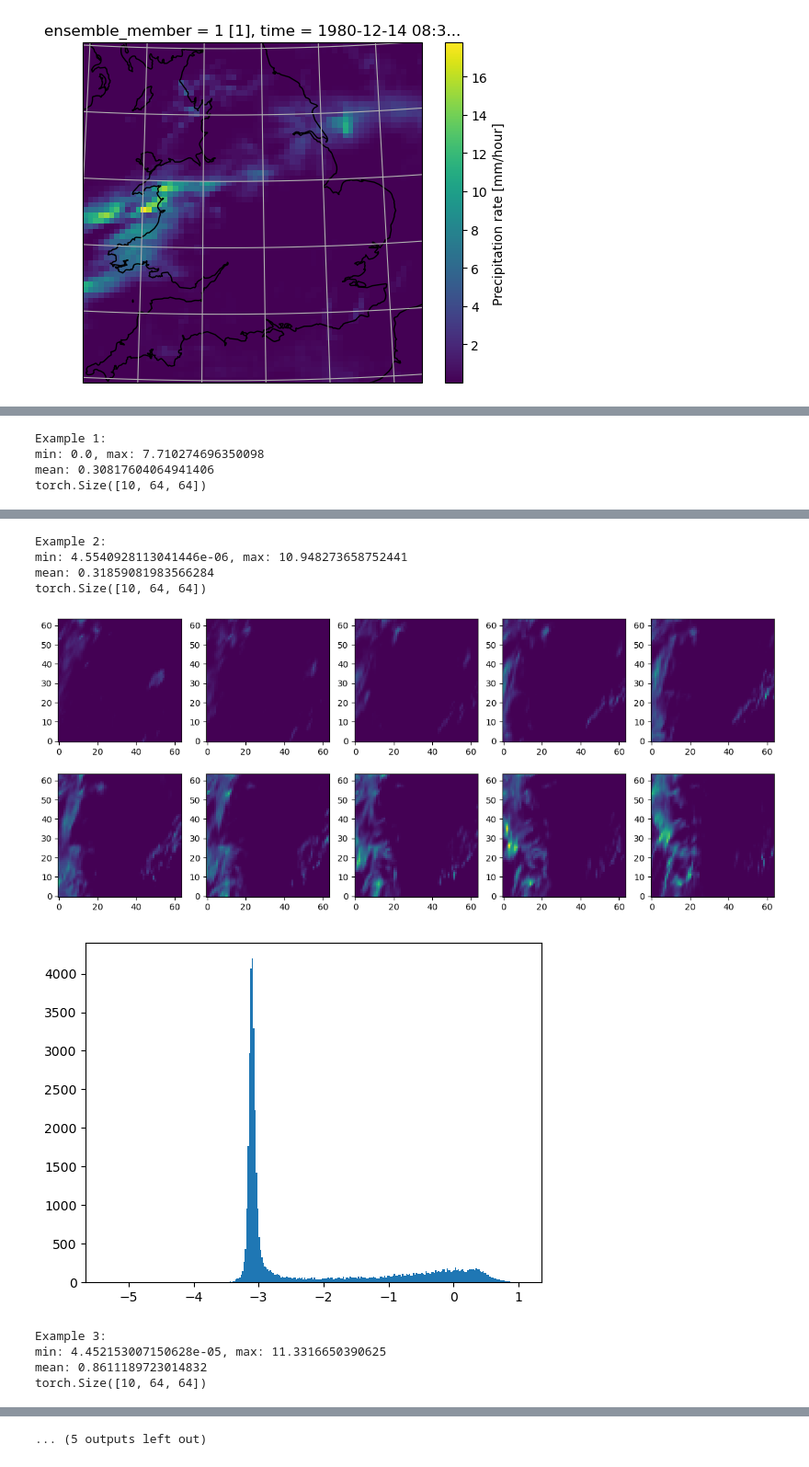
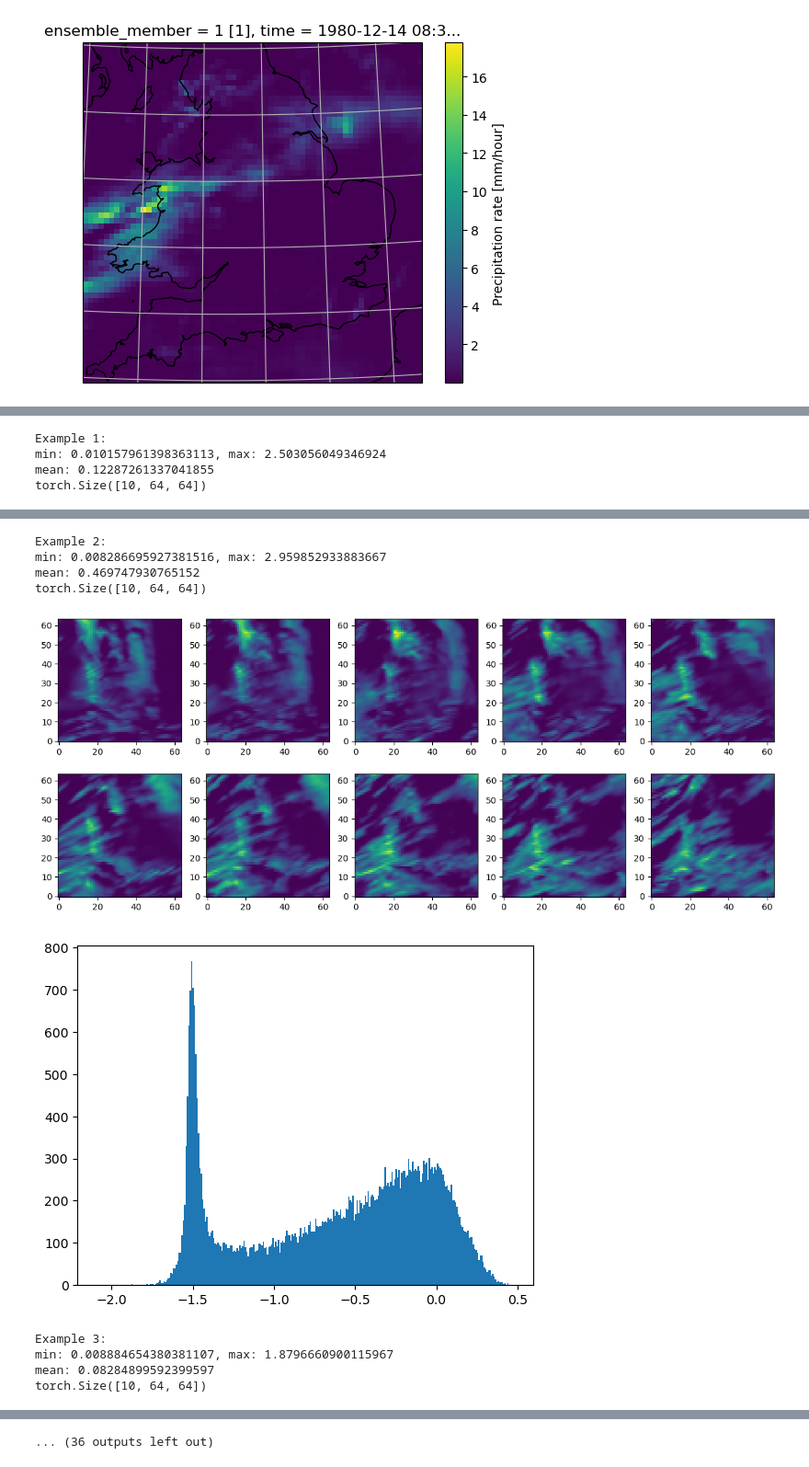
Before and after one commit to henryaddison/video-diffusion-climate, a Jupyter notebook: notebooks/explore.ipynb, the cells around one changed output, grey strips where cells are left out. Shown at 92% size. Cells and saved outputs as stored; diff of their text form; code cells hidden in the pictures.

```diff
--- a/notebooks/explore.ipynb
+++ b/notebooks/explore.ipynb
@@ -120,9 +113,9 @@ ds = SelectDomain("birmingham", size=64).run(ds)
 # %%
-# ds = xr.open_dataset("~/Desktop/pr_rcp85/pr_rcp85_land-cpm_birmingham-64_2.2km-coarsened-4x-2.2km-coarsened-4x_01_1hr_19801201-19801230.nc")
-# ds = xr.open_dataset("~/Desktop/pr_rcp85/pr_rcp85_land-cpm_birmingham-64_2.2km-coarsened-4x-2.2km-coarsened-4x_01_1hr_20660501-20660530.nc")
-ds = xr.open_dataset("~/Desktop/pr_rcp85/pr_rcp85_land-cpm_birmingham-64_2.2km-coarsened-4x-2.2km-coarsened-4x_01_1hr_20801101-20801130.nc")
+# ds = xr.open_dataset("pr_rcp85/pr_rcp85_land-cpm_birmingham-64_2.2km-coarsened-4x-2.2km-coarsened-4x_01_1hr_19801201-19801230.nc")
+# ds = xr.open_dataset("pr_rcp85/pr_rcp85_land-cpm_birmingham-64_2.2km-coarsened-4x-2.2km-coarsened-4x_01_1hr_20660501-20660530.nc")
+ds = xr.open_dataset("pr_rcp85/pr_rcp85_land-cpm_birmingham-64_2.2km-coarsened-4x-2.2km-coarsened-4x_01_1hr_20801101-20801130.nc")
 
-index = 150
+index = 550
 pr = ds.isel(time = slice(index, index + 10)).pr.values[0]
 
 fig, axs = plt.subplots(2, 5, figsize = (15, 6))
@@ -155,14 +148,14 @@ min: 1.6801472213501256e-08, max: 8.611276626586914, mean: 0.3742327094078064
 [figure]
 # %%
-# ds = torch.load("../../results/results_16r/20.pt", map_location=torch.device('cpu'))
-# ds = torch.load("../../results/results_2r/70.pt", map_location=torch.device('cpu'))
-# ds = torch.load("../../results/results_2r_dyn/50.pt", map_location=torch.device('cpu'))
-# ds = torch.load("../../results/results_4r/52.pt", map_location=torch.device('cpu'))
-# ds = torch.load("../../results/results_8r/52.pt", map_location=torch.device('cpu'))
+# ds = torch.load("results/results_16r/20.pt", map_location=torch.device('cpu'))
+# ds = torch.load("results/results_2r/70.pt", map_location=torch.device('cpu'))
+# ds = torch.load("results/results_2r_dyn/50.pt", map_location=torch.device('cpu'))
+# ds = torch.load("results/results_4r/52.pt", map_location=torch.device('cpu'))
+# ds = torch.load("results/results_8r/52.pt", map_location=torch.device('cpu'))
 
-# ds = torch.load("../../results/results_2r/70.pt", map_location=torch.device('cpu'))
-ds = torch.load("../../results/results_2r_l2/117.pt", map_location=torch.device('cpu'))
-# ds = torch.load("../../48.pt", map_location=torch.device('cpu'))
+# ds = torch.load("results/results_2r/70.pt", map_location=torch.device('cpu'))
+ds = torch.load("results/results_2r_l2/117.pt", map_location=torch.device('cpu'))
+# ds = torch.load("69.pt", map_location=torch.device('cpu'))
 
 # all_values = ds.flatten()
 # plt.hist(np.log10(all_values + 1e-8), bins = 300)
@@ -192,4 +185,4 @@ torch.Size([10, 64, 64])
 Example 1:
-min: 0.0, max: 7.710274696350098
-mean: 0.30817604064941406
+min: 0.010157961398363113, max: 2.503056049346924
+mean: 0.12287261337041855
 torch.Size([10, 64, 64])
@@ -198,10 +191,10 @@ torch.Size([10, 64, 64])
 Example 2:
-min: 4.5540928113041446e-06, max: 10.948273658752441
-mean: 0.31859081983566284
+min: 0.008286695927381516, max: 2.959852933883667
+mean: 0.469747930765152
 torch.Size([10, 64, 64])
-[figure, old version]
+[figure, new version]
-[figure, old version]
+[figure, new version]
 Example 3:
-min: 4.452153007150628e-05, max: 11.3316650390625
-mean: 0.8611189723014832
+min: 0.008884654380381107, max: 1.8796660900115967
+mean: 0.08284899592399597
 torch.Size([10, 64, 64])
@@ -210 +203 @@ torch.Size([10, 64, 64])
-... (5 outputs left out)
+... (36 outputs left out)
```
Also changed, not shown: parts of 4 cells of this notebook, 4 other files.
